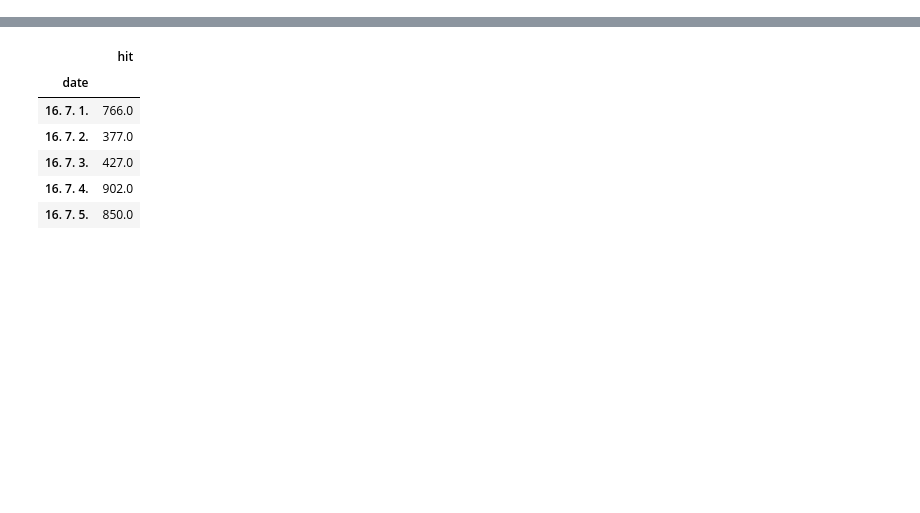
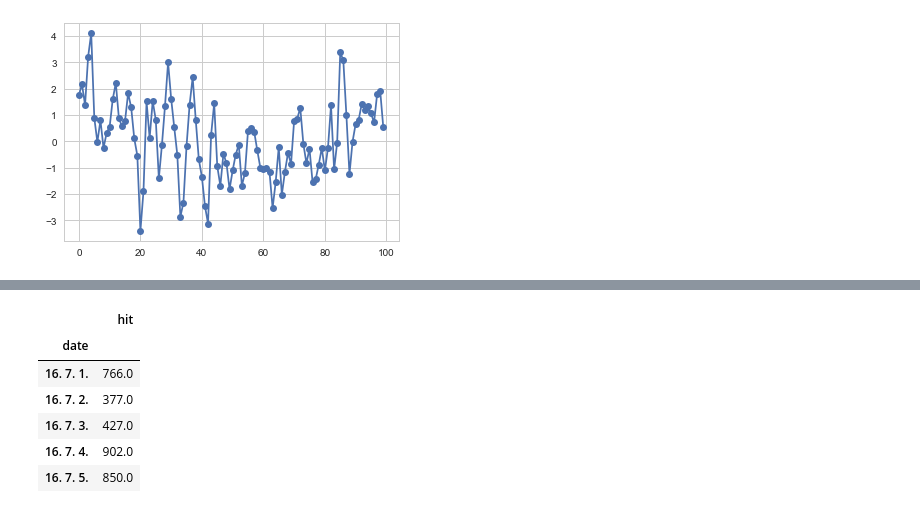
Before and after one commit to dooyeoung/walmart_recruiting2_stormy_weather, a Jupyter notebook: study_tiemseries.ipynb, the cells around one changed output, grey strips where cells are left out. Drawn from its saved outputs; the diff is of its cells as text; code cells hidden in the pictures; blank space fills up the shorter version.

```diff
--- a/study_tiemseries.ipynb
+++ b/study_tiemseries.ipynb
@@ -1,2 +1,12 @@
 # %%
 %matplotlib inline
+# %%
+import statsmodels.api as sm
+np.random.seed(0)
+theta1 = -1
+p1 = sm.tsa.ArmaProcess([1], [1, -theta1])
+y1 = p1.generate_sample(100)
+plt.plot(y1, 'o-')
+plt.show()
+# %% [output]
+[figure, added]
```
Also changed, not shown: parts of 2 cells of this notebook, 4 other files.
